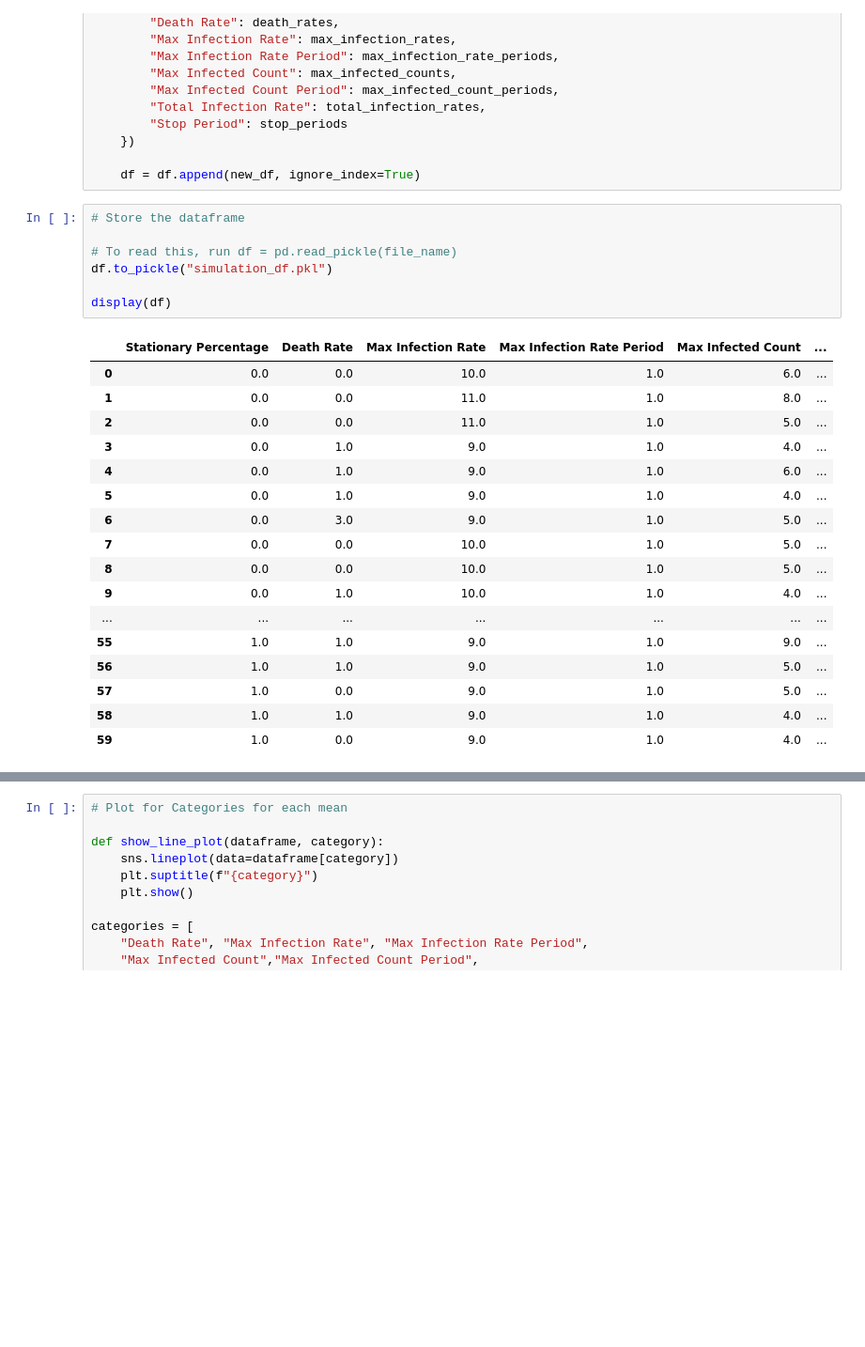
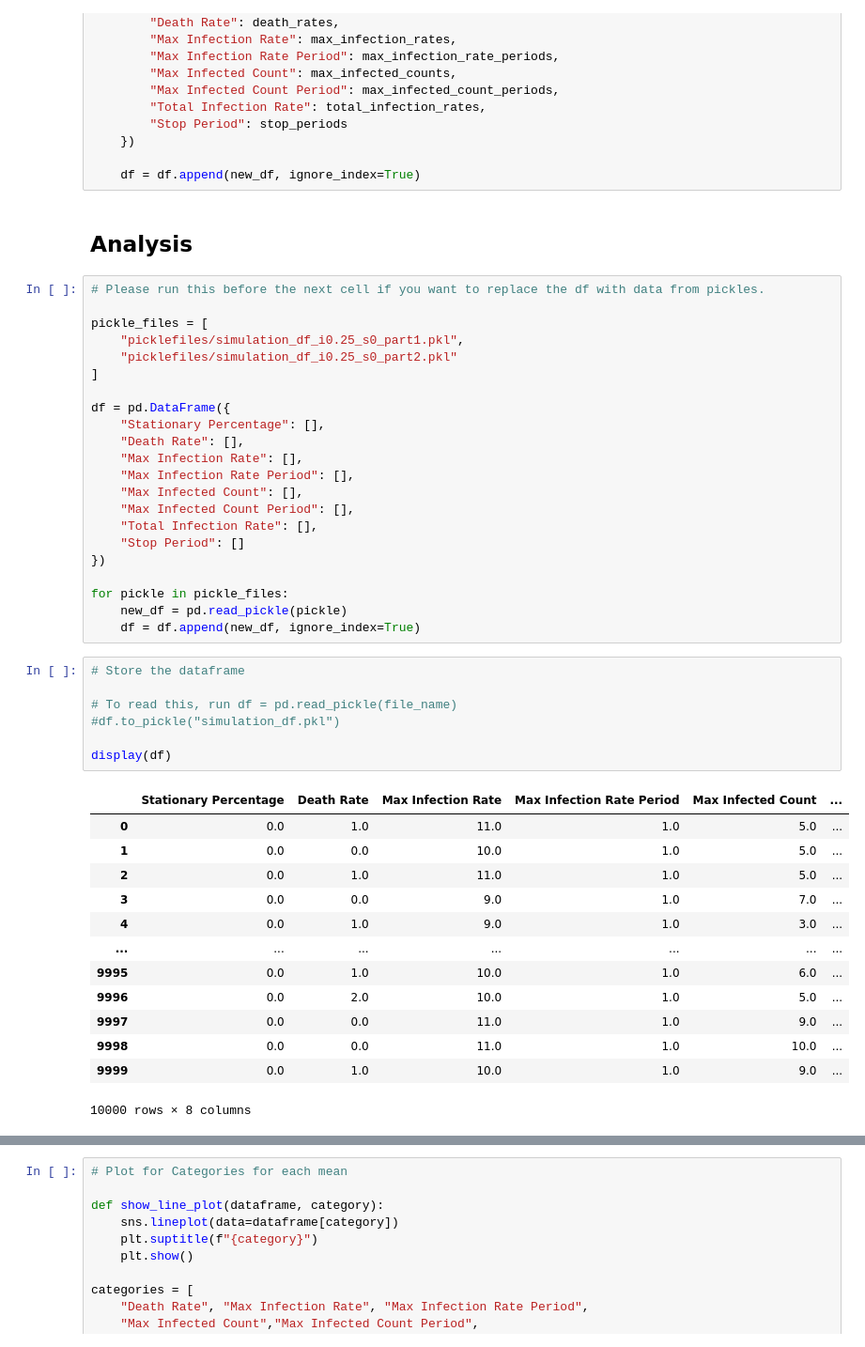
Before and after one commit to edopelawi/monte-carlo-covid19-socialdistancing, a Jupyter notebook: monte-carlo-sim.ipynb, the cells around one changed output, grey strips where cells are left out. Shown at 94% size. Drawn from its saved outputs; the diff is of its cells as text; blank space fills up the shorter version.

```diff
--- a/monte-carlo-sim.ipynb
+++ b/monte-carlo-sim.ipynb
@@ -150,31 +152,51 @@ for stat_percentage in stationary_percentages:
     })
 
     df = df.append(new_df, ignore_index=True)
+# %% [markdown]
+## Analysis
+# %%
+# Please run this before the next cell if you want to replace the df with data from pickles.
+
+pickle_files = [
+    "picklefiles/simulation_df_i0.25_s0_part1.pkl",
+    "picklefiles/simulation_df_i0.25_s0_part2.pkl"
+]
+
+df = pd.DataFrame({
+    "Stationary Percentage": [],
+    "Death Rate": [],
+    "Max Infection Rate": [],
+    "Max Infection Rate Period": [],
+    "Max Infected Count": [],
+    "Max Infected Count Period": [],
+    "Total Infection Rate": [],
+    "Stop Period": []
+})
+
+for pickle in pickle_files:
+    new_df = pd.read_pickle(pickle)
+    df = df.append(new_df, ignore_index=True)
 # %%
 # Store the dataframe
 
 # To read this, run df = pd.read_pickle(file_name)
-df.to_pickle("simulation_df.pkl")
+#df.to_pickle("simulation_df.pkl")
 
 display(df)
 # %% [output]
 |  | Stationary Percentage | Death Rate | Max Infection Rate | Max Infection Rate Period | Max Infected Count | ... |
-| 0 | 0.0 | 0.0 | 10.0 | 1.0 | 6.0 | ... |
-| 1 | 0.0 | 0.0 | 11.0 | 1.0 | 8.0 | ... |
-| 2 | 0.0 | 0.0 | 11.0 | 1.0 | 5.0 | ... |
-| 3 | 0.0 | 1.0 | 9.0 | 1.0 | 4.0 | ... |
-| 4 | 0.0 | 1.0 | 9.0 | 1.0 | 6.0 | ... |
-| 5 | 0.0 | 1.0 | 9.0 | 1.0 | 4.0 | ... |
-| 6 | 0.0 | 3.0 | 9.0 | 1.0 | 5.0 | ... |
-| 7 | 0.0 | 0.0 | 10.0 | 1.0 | 5.0 | ... |
-| 8 | 0.0 | 0.0 | 10.0 | 1.0 | 5.0 | ... |
-| 9 | 0.0 | 1.0 | 10.0 | 1.0 | 4.0 | ... |
+| 0 | 0.0 | 1.0 | 11.0 | 1.0 | 5.0 | ... |
+| 1 | 0.0 | 0.0 | 10.0 | 1.0 | 5.0 | ... |
+| 2 | 0.0 | 1.0 | 11.0 | 1.0 | 5.0 | ... |
+| 3 | 0.0 | 0.0 | 9.0 | 1.0 | 7.0 | ... |
+| 4 | 0.0 | 1.0 | 9.0 | 1.0 | 3.0 | ... |
 | ... | ... | ... | ... | ... | ... | ... |
-| 55 | 1.0 | 1.0 | 9.0 | 1.0 | 9.0 | ... |
-| 56 | 1.0 | 1.0 | 9.0 | 1.0 | 5.0 | ... |
-| 57 | 1.0 | 0.0 | 9.0 | 1.0 | 5.0 | ... |
-| 58 | 1.0 | 1.0 | 9.0 | 1.0 | 4.0 | ... |
-| 59 | 1.0 | 0.0 | 9.0 | 1.0 | 4.0 | ... |
+| 9995 | 0.0 | 1.0 | 10.0 | 1.0 | 6.0 | ... |
+| 9996 | 0.0 | 2.0 | 10.0 | 1.0 | 5.0 | ... |
+| 9997 | 0.0 | 0.0 | 11.0 | 1.0 | 9.0 | ... |
+| 9998 | 0.0 | 0.0 | 11.0 | 1.0 | 10.0 | ... |
+| 9999 | 0.0 | 1.0 | 10.0 | 1.0 | 9.0 | ... |
+10000 rows × 8 columns
 # %%
 # Show histogram for the death rate, max infection rate, and total infection rate for each stationary percentage
 
```
Also changed, not shown: parts of 4 cells of this notebook.
